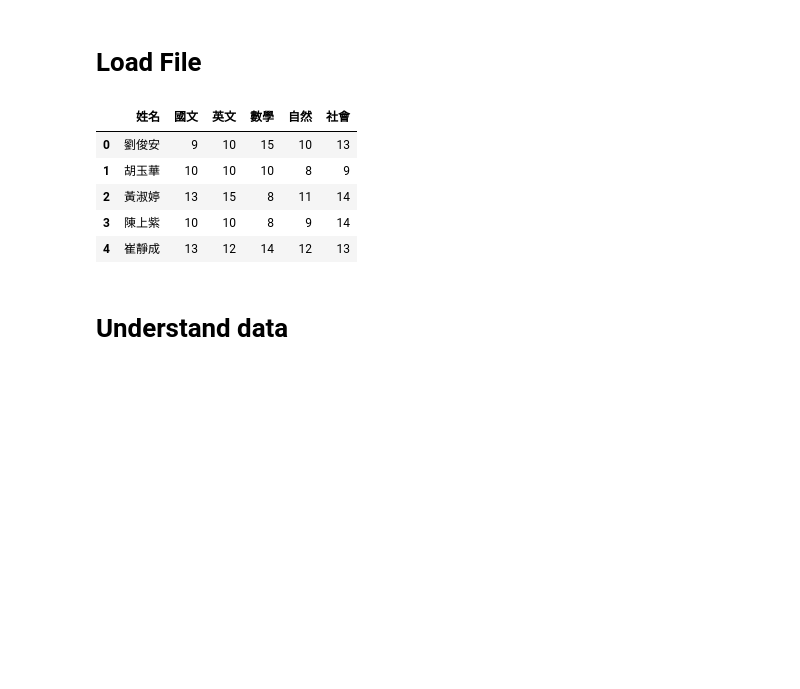
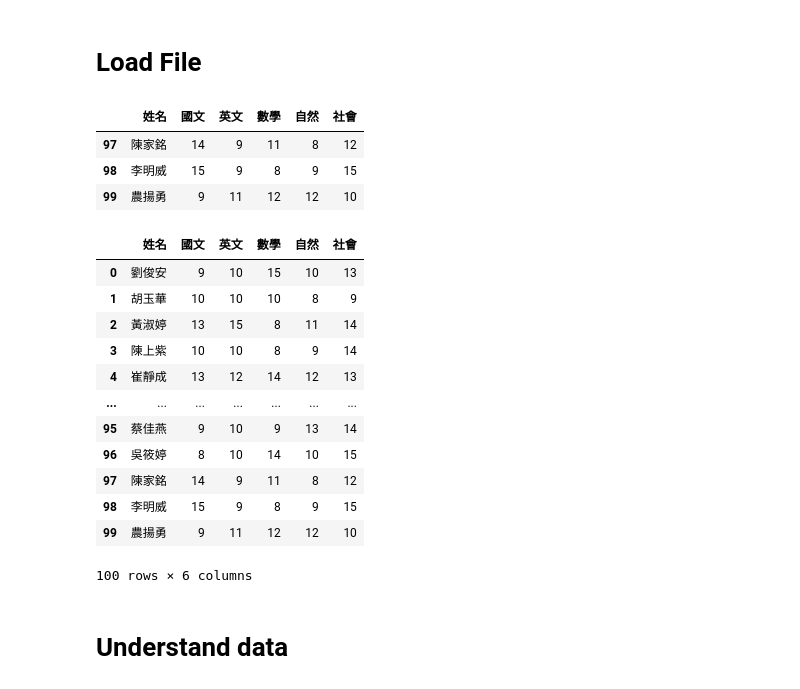
Before and after one commit to mingfujacky/Lecture-Python, a Jupyter notebook: pandas/pandas_basic.ipynb, the cells around one changed output. Saved outputs shown, nothing was run; the diff lists cells and outputs as text; code cells hidden in the pictures; blank space fills up the shorter version.

```diff
--- a/pandas/pandas_basic.ipynb
+++ b/pandas/pandas_basic.ipynb
@@ -16,20 +16,31 @@ from pathlib import Path
 # %%
 # Via URL to load 學測分數 dataset (https://bitly.com/gradescsv)
 df = pd.read_csv('https://bitly.com/gradescsv')
-df.head()
+df.tail(3)
+# %% [output]
+|  | 姓名 | 國文 | 英文 | 數學 | 自然 | 社會 |
+| 97 | 陳家銘 | 14 | 9 | 11 | 8 | 12 |
+| 98 | 李明威 | 15 | 9 | 8 | 9 | 15 |
+| 99 | 農揚勇 | 9 | 11 | 12 | 12 | 10 |
 # %%
 # Locate local file to load 學測分數 dataset
 target_csv_path = Path.cwd() / '..' / 'files' / 'csv' / 'grades.csv'
 df = pd.read_csv(target_csv_path)
 df
-df.head()
 # %% [output]
 |  | 姓名 | 國文 | 英文 | 數學 | 自然 | 社會 |
 | 0 | 劉俊安 | 9 | 10 | 15 | 10 | 13 |
 | 1 | 胡玉華 | 10 | 10 | 10 | 8 | 9 |
 | 2 | 黃淑婷 | 13 | 15 | 8 | 11 | 14 |
 | 3 | 陳上紫 | 10 | 10 | 8 | 9 | 14 |
 | 4 | 崔靜成 | 13 | 12 | 14 | 12 | 13 |
+| ... | ... | ... | ... | ... | ... | ... |
+| 95 | 蔡佳燕 | 9 | 10 | 9 | 13 | 14 |
+| 96 | 吳筱婷 | 8 | 10 | 14 | 10 | 15 |
+| 97 | 陳家銘 | 14 | 9 | 11 | 8 | 12 |
+| 98 | 李明威 | 15 | 9 | 8 | 9 | 15 |
+| 99 | 農揚勇 | 9 | 11 | 12 | 12 | 10 |
+100 rows × 6 columns
 # %% [markdown]
 # Understand data
 # %%
```
Also changed, not shown: parts of 2 cells of this notebook, 13 other files.
